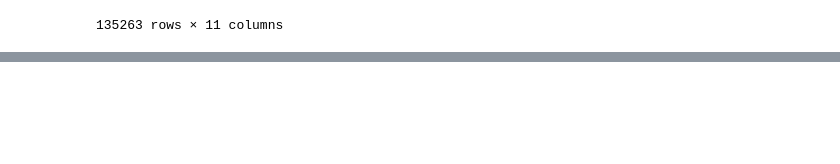
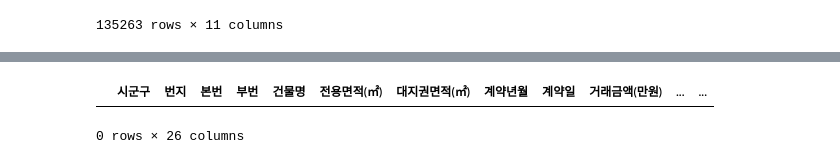
Before and after one commit to CraftyDragon678/study-bigdata, a Jupyter notebook: 60_포스터/03_부동산.ipynb, the cells around one changed output, grey strips where cells are left out. Drawn from its saved outputs; the diff is of its cells as text; code cells hidden in the pictures; blank space fills up the shorter version.

```diff
--- a/60_포스터/03_부동산.ipynb
+++ b/60_포스터/03_부동산.ipynb
@@ -323,0 +406,5 @@ True
+# %%
+final_final_df = pd.merge(final_no_dups_df, final_location_df, on='원본주소', how='left')
+# %%
+final_final_df = final_final_df[~final_final_df['상태'].str.contains('실패')]
+final_final_df
@@ -323,0 +425,5 @@ True
+# %%
+final_final_df[final_final_df['위도'].isna()]
+# %% [output]
+|  | 시군구 | 번지 | 본번 | 부번 | 건물명 | 전용면적(㎡) | 대지권면적(㎡) | 계약년월 | 계약일 | 거래금액(만원) | ... | ... |
+0 rows × 26 columns
```
Also changed, not shown: parts of 14 cells of this notebook, 1 other file.
